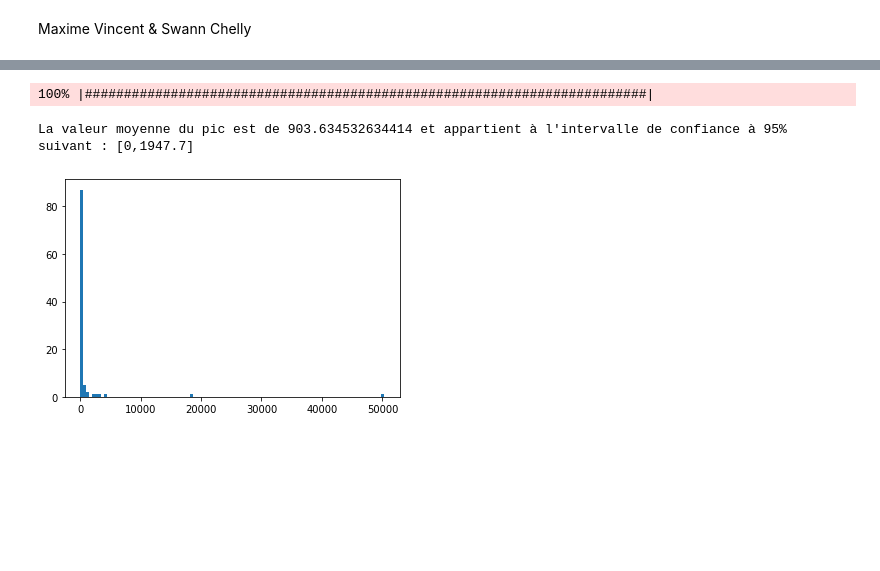
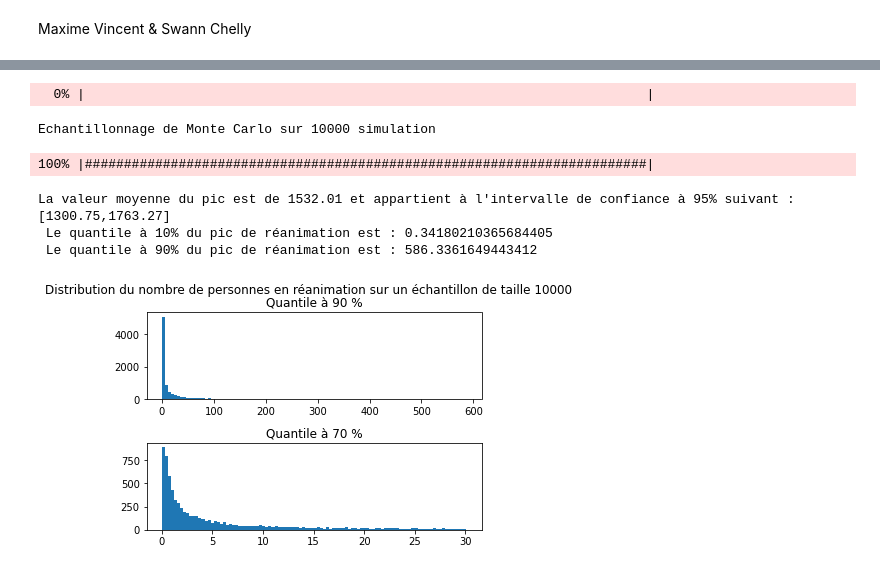
Before and after one commit to SwannChelly/MAP568, a Jupyter notebook: src/Project.ipynb, the cells around one changed output, grey strips where cells are left out. Saved outputs shown, nothing was run; the diff lists cells and outputs as text; code cells hidden in the pictures; blank space fills up the shorter version.

```diff
--- a/src/Project.ipynb
+++ b/src/Project.ipynb
@@ -97,6 +89,7 @@ print(simulation[:,6])
 # %%
-## Analyse des résultats par méthode de Monte Carlo.
-M = 100
+## Implémentation de la méthode de Monte Carlo classique pour la résolution du système différentiel.
+
+M = 10000
 
 def Monte_Carlo(M):
     """
@@ -115,9 +108,11 @@ def Monte_Carlo(M):
     peak_day    : list,
         Jour du pic pour chaque simulation.
     pos         : list,
+        Nombre de cas au pic de l'épidémie pour chaque simulation.
 
     """
 
+    print(f"Echantillonnage de Monte Carlo sur 10000 simulation")
     peak_value,peak_day, pos = [],[], []
     pbar = ProgressBar()
     for i in pbar(range(M)):
@@ -126,17 +121,37 @@ def Monte_Carlo(M):
         simulation=odeint(equa_diff,syst_CI,t)
         peak_value.append(np.max(simulation[:,6]))
         peak_day.append(int(np.argmax(list(simulation[:,6]))*deltaT))
-        pos.append(np.max(simulation[:,2]))
+        pos.append(np.max(simulation[:,1]))
 
     return (peak_value,peak_day,pos)
 
 peak_value,peak_day,pos = Monte_Carlo(M)
-plt.hist(peak_value, bins = M)
-mean = np.mean(peak_value)
-var  = np.var(peak_value)
-
-print(f"La valeur moyenne du pic est de {mean} et appartient à l'intervalle de confiance à 95% suivant : [{max(0,round(mean-1.96*np.sqrt(var/M),2))},{round(mean+1.96*np.sqrt(var/M),2)}] ")
 # %% [output]
-100% |########################################################################|
+  0% |                                                                        |
-La valeur moyenne du pic est de 903.634532634414 et appartient à l'intervalle de confiance à 95% suivant : [0,1947.7]
+Echantillonnage de Monte Carlo sur 10000 simulation
-[figure, removed]
+100% |########################################################################|
+# %%
+mean_value = np.mean(peak_value)
+var_value  = np.var(peak_value)
+q_10 = np.quantile(peak_value, 0.1, axis = None)
+q_70 = np.quantile(peak_value, 0.7, axis = None)
+q_90 = np.quantile(peak_value, 0.9, axis = None)
+print(f"La valeur moyenne du pic est de {round(mean_value,2)} et appartient à l'intervalle de confiance à 95% suivant : [{max(0,round(mean_value-1.96*np.sqrt(var_value/M),2))},{round(mean_value+1.96*np.sqrt(var_value/M),2)}] ")
+print(f" Le quantile à 10% du pic de réanimation est : {q_10}")
+print(f" Le quantile à 90% du pic de réanimation est : {q_90}")
+
+# Compte tenu de la valeur du quantile à 90% nous tronquons donc la liste par soucis de visibilité.
+
+
+fig, axs = plt.subplots(2)
+fig.suptitle(f"Distribution du nombre de personnes en réanimation sur un échantillon de taille {M}")
+axs[0].hist([value for value in peak_value if value < q_90], bins = 100)
+axs[0].set_title('Quantile à 90 %')
+axs[1].hist([value for value in peak_value if value < q_70], bins = 100)
+axs[1].set_title('Quantile à 70 %')
+plt.subplots_adjust(hspace=0.5)
+# %% [output]
+La valeur moyenne du pic est de 1532.01 et appartient à l'intervalle de confiance à 95% suivant : [1300.75,1763.27]
+ Le quantile à 10% du pic de réanimation est : 0.34180210365684405
+ Le quantile à 90% du pic de réanimation est : 586.3361649443412
+[figure, added]
```
Also changed, not shown: parts of 6 cells of this notebook.
